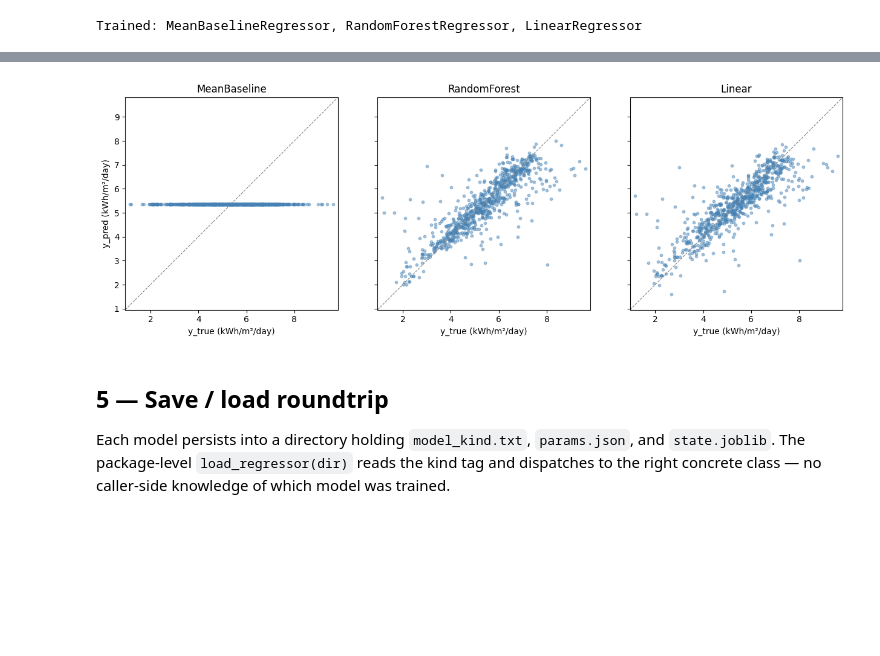
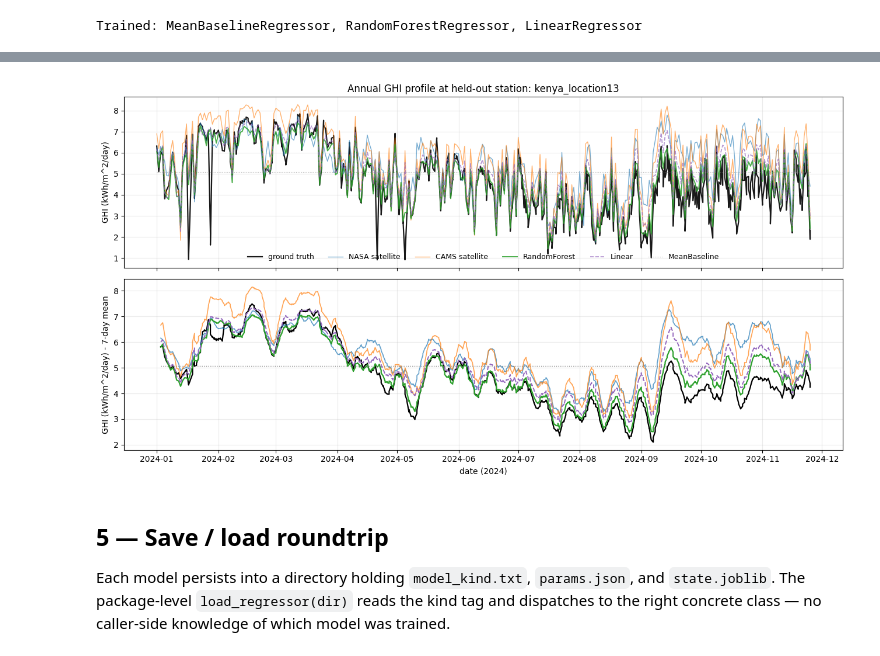
Before and after one commit to Marconi-Lab/SolarIrradiation, a Jupyter notebook: notebooks/04_models.ipynb, the cells around one changed output, grey strips where cells are left out. Cells and saved outputs as stored; diff of their text form; code cells hidden in the pictures; blank space fills up the shorter version.

```diff
--- a/notebooks/04_models.ipynb
+++ b/notebooks/04_models.ipynb
@@ -62,10 +62,10 @@ from susse.preprocessing import (
     ClearSkyIndexSpec, FeatureSpec, Preprocessor,
 )
 
-SNAPSHOT_DIR = (Path.cwd() / "../data/training_snapshots/susse_training_demo_v1-2024H1").resolve()
+SNAPSHOT_DIR = (Path.cwd() / "../data/training_snapshots/susse_training_demo_v1-2024").resolve()
 dataset = load_snapshot(SNAPSHOT_DIR)
 print(f"Loaded {dataset.manifest.name} {dataset.manifest.version}: "
-      f"{dataset.manifest.n_rows} rows × {dataset.manifest.n_cols} cols")
+      f"{dataset.manifest.n_rows} rows x {dataset.manifest.n_cols} cols")
 
 spec = FeatureSpec(
     target_column="y_ghi_kwh_m2_day",
@@ -88,6 +88,6 @@ spec = FeatureSpec(
 )
 
 processed = Preprocessor(spec).apply(dataset)
-print(f"Processed: {processed.n_rows} rows × {processed.n_features} features")
+print(f"Processed: {processed.n_rows} rows x {processed.n_features} features")
 print(f"Feature columns: {processed.feature_columns}")
 # %% [output]
@@ -179,27 +227,45 @@ A scatter of predictions vs ground truth, one panel per model. The diagonal is `
 # %%
-fig, axes = plt.subplots(1, 3, figsize=(13, 4.2), sharey=True, sharex=True)
+profile = processed.df.loc[test_mask, ["date", "y_ghi_kwh_m2_day"]].copy()
+profile["NASA satellite"] = processed.df.loc[test_mask, "sat_ghi_nasa_kwh_m2_day"]
+profile["CAMS satellite"] = processed.df.loc[test_mask, "sat_ghi_cams_kwh_m2_day"]
+profile["RandomForest"] = rf_model.predict(X_test)
+profile["Linear"] = linear_model.predict(X_test)
+profile["MeanBaseline"] = float(y_train.mean())  # constant
+profile = (
+    profile.assign(date=pd.to_datetime(profile["date"]))
+           .set_index("date")
+           .sort_index()
+)
 
-for ax, (name, model) in zip(
-    axes,
-    [("MeanBaseline", mean_model), ("RandomForest", rf_model), ("Linear", linear_model)],
-):
-    preds = model.predict(X_test)
-    ax.scatter(y_test, preds, s=10, alpha=0.45, color="steelblue")
-    lim = (
-        min(y_test.min(), preds.min()) - 0.2,
-        max(y_test.max(), preds.max()) + 0.2,
-    )
-    ax.plot(lim, lim, "--", color="gray", linewidth=0.8)
-    ax.set_xlim(lim)
-    ax.set_ylim(lim)
-    ax.set_xlabel("y_true (kWh/m²/day)")
-    ax.set_aspect("equal")
-    ax.set_title(name)
+fig, axes = plt.subplots(2, 1, figsize=(13, 7), sharex=True)
 
-axes[0].set_ylabel("y_pred (kWh/m²/day)")
+# Top: daily series.
+axes[0].plot(profile.index, profile["y_ghi_kwh_m2_day"], color="black",     lw=1.6, alpha=0.9, label="ground truth")
+axes[0].plot(profile.index, profile["NASA satellite"],   color="tab:blue",  lw=1.0, alpha=0.6, label="NASA satellite")
+axes[0].plot(profile.index, profile["CAMS satellite"],   color="tab:orange", lw=1.0, alpha=0.6, label="CAMS satellite")
+axes[0].plot(profile.index, profile["RandomForest"],     color="tab:green", lw=1.4, alpha=0.85, label="RandomForest")
+axes[0].plot(profile.index, profile["Linear"],           color="tab:purple", lw=1.2, alpha=0.7, ls="--", label="Linear")
+axes[0].plot(profile.index, profile["MeanBaseline"],     color="gray",      lw=0.8, alpha=0.6, ls=":", label="MeanBaseline")
+axes[0].set_ylabel("GHI (kWh/m^2/day)")
+axes[0].set_title(f"Annual GHI profile at held-out station: {held_out_station}")
+axes[0].legend(loc="lower center", ncol=6, fontsize=9, frameon=False)
+axes[0].grid(alpha=0.25)
+
+# Bottom: 7-day rolling mean.
+rolling = profile.rolling("7D", min_periods=3).mean()
+axes[1].plot(rolling.index, rolling["y_ghi_kwh_m2_day"], color="black",     lw=1.6,             label="ground truth")
+axes[1].plot(rolling.index, rolling["NASA satellite"],   color="tab:blue",  lw=1.2, alpha=0.7,  label="NASA satellite")
+axes[1].plot(rolling.index, rolling["CAMS satellite"],   color="tab:orange", lw=1.2, alpha=0.7, label="CAMS satellite")
+axes[1].plot(rolling.index, rolling["RandomForest"],     color="tab:green", lw=1.6,             label="RandomForest")
+axes[1].plot(rolling.index, rolling["Linear"],           color="tab:purple", lw=1.4, ls="--",   label="Linear")
+axes[1].plot(rolling.index, rolling["MeanBaseline"],     color="gray",      lw=1.0, ls=":",     label="MeanBaseline")
+axes[1].set_ylabel("GHI (kWh/m^2/day) - 7-day mean")
+axes[1].set_xlabel("date (2024)")
+axes[1].grid(alpha=0.25)
+
 plt.tight_layout()
 # %% [output]
-[figure, old version]
+[figure, new version]
 # %% [markdown]
 ## 5 — Save / load roundtrip
 
```
Also changed, not shown: parts of 7 cells of this notebook, 3 other files.
